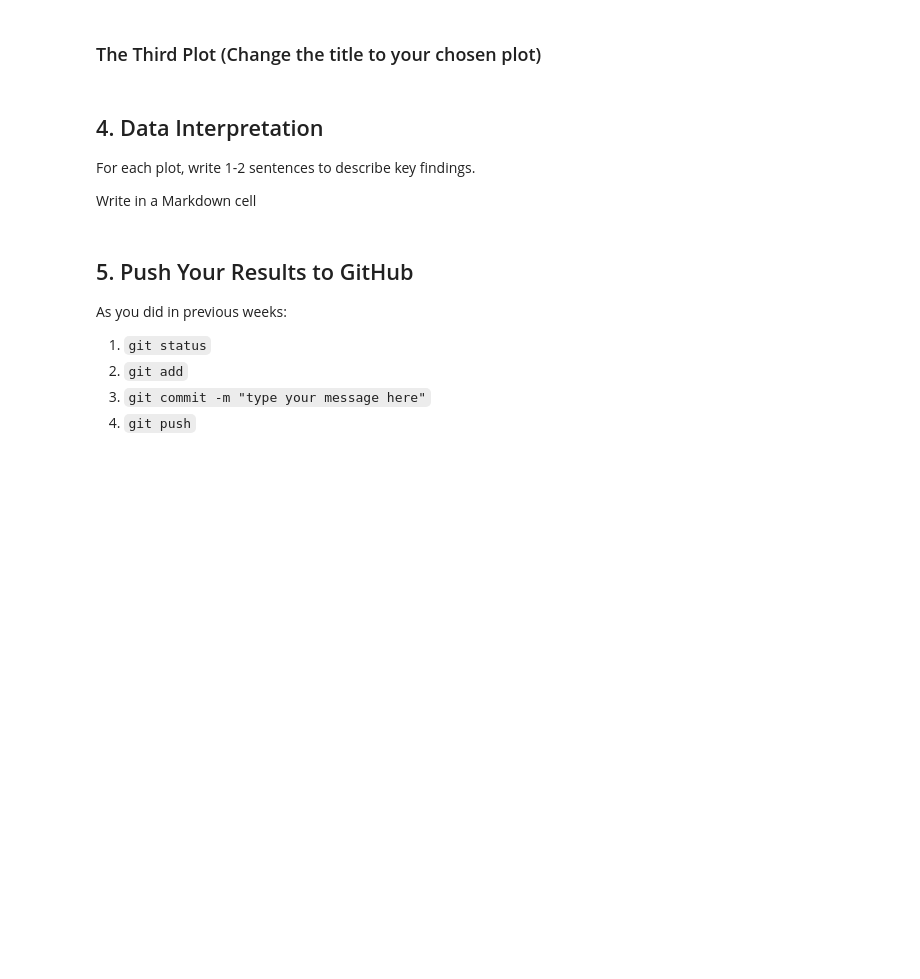
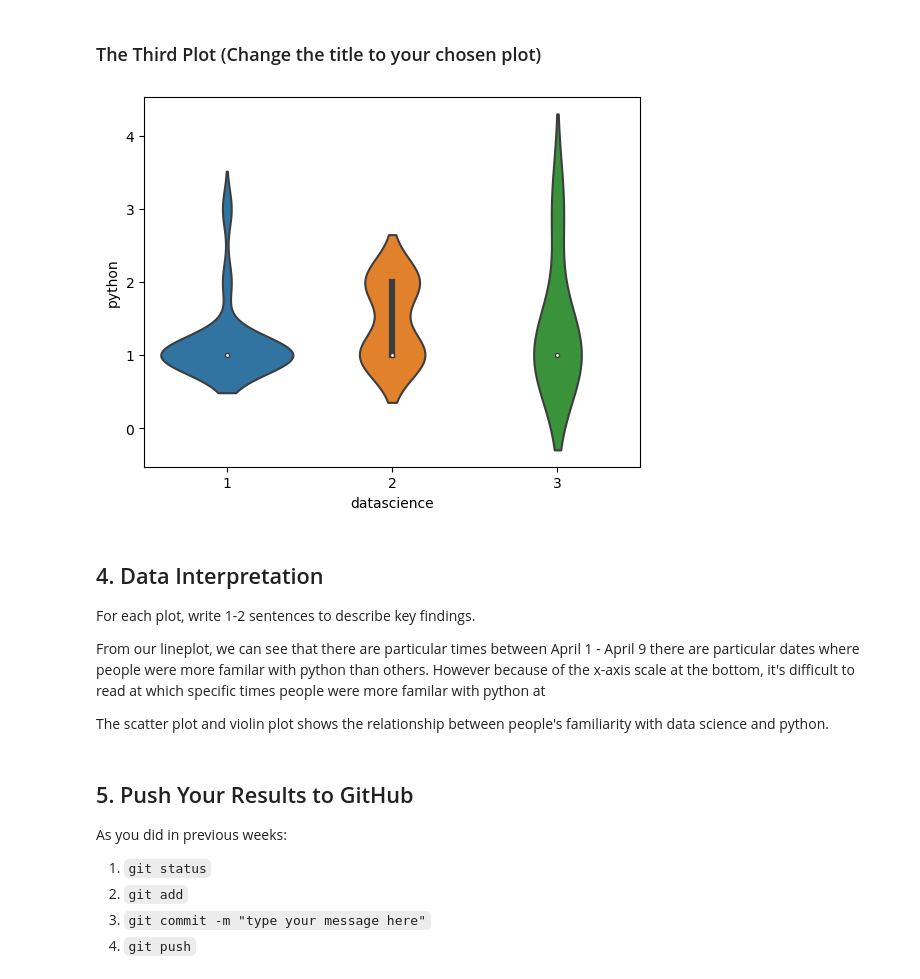
Before and after one commit to ReproTeach/w4-in-class-exercise-caren-s-team-2, a Jupyter notebook: week4_in-class_exercise.ipynb, the cells around one changed output. Drawn from its saved outputs; the diff is of its cells as text; code cells hidden in the pictures; blank space fills up the shorter version.

```diff
--- a/week4_in-class_exercise.ipynb
+++ b/week4_in-class_exercise.ipynb
@@ -121,12 +148,19 @@ ValueError: Could not interpret value `reproducibility` for parameter `x`
 ###  The Third Plot (Change the title to your chosen plot)
 # %%
 # write your code here, you can add more cells if needed
+
+sns.violinplot(x='datascience', y='python', data=df_csv)
+plt.show()
+# %% [output]
+[figure, added]
 # %% [markdown]
 ## 4. Data Interpretation
 
 For each plot, write 1-2 sentences to describe key findings.
 
-Write in a Markdown cell
+From our lineplot, we can see that there are particular times between April 1 - April 9 there are particular dates where people were more familar with python than others. However because of the x-axis scale at the bottom, it's difficult to read at which specific times people were more familar with python at
+
+The scatter plot and violin plot shows the relationship between people's familiarity with data science and python.
 # %% [markdown]
 ## 5. Push Your Results to GitHub
 
```
Also changed, not shown: parts of 4 cells of this notebook.
